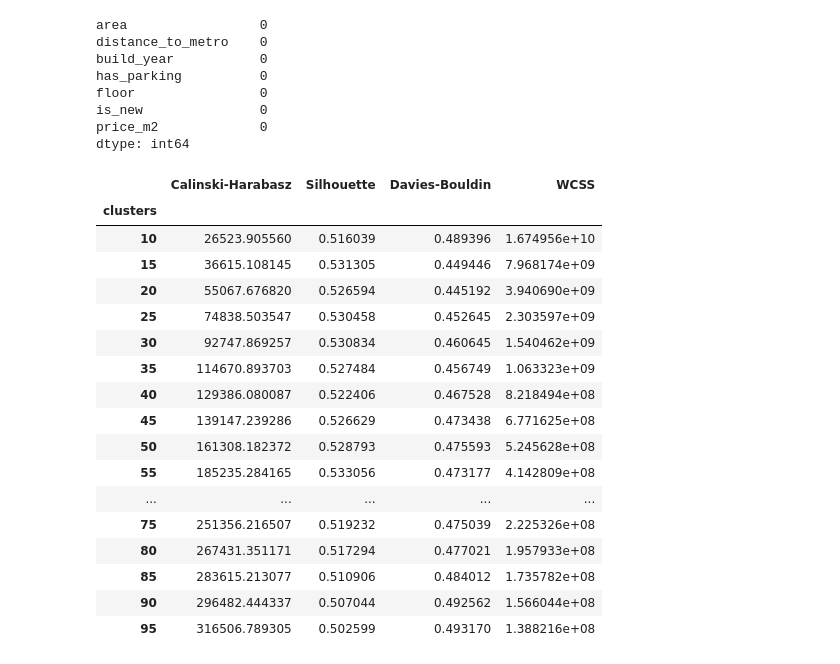
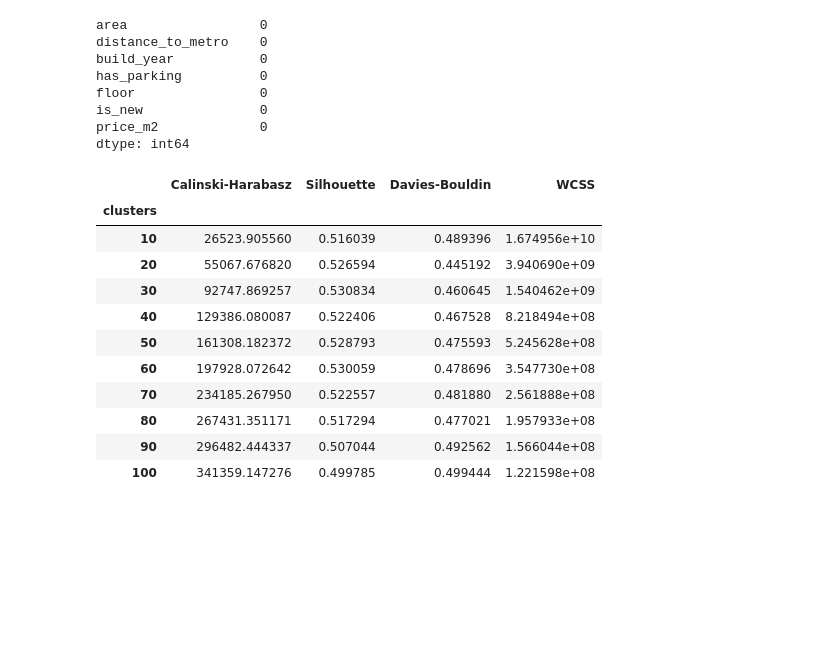
Before and after one commit to ThePhaseless/ProjectMAD, a Jupyter notebook: data_analysis.ipynb, the cells around one changed output. Cells and saved outputs as stored; diff of their text form; code cells hidden in the pictures; blank space fills up the shorter version.

```diff
--- a/data_analysis.ipynb
+++ b/data_analysis.ipynb
@@ -159,50 +160,43 @@ floor                0
 is_new               0
 price_m2             0
 dtype: int64
+# %%
+from sklearn.cluster import KMeans, DBSCAN
+from sklearn.metrics import calinski_harabasz_score, silhouette_score,davies_bouldin_score
+
+def calculate_scores(data, labels, dict):
+    dict["Calinski-Harabasz"].append(calinski_harabasz_score(X=data, labels=labels))
+    dict["Silhouette"].append(silhouette_score(X=data, labels=labels))
+    dict["Davies-Bouldin"].append(davies_bouldin_score(X=data, labels=labels))
 # %%
-from sklearn.cluster import KMeans, DBSCAN
-from sklearn.metrics import calinski_harabasz_score, silhouette_score,davies_bouldin_score
-
-results = {"clusters":range(10,100,5), "Calinski-Harabasz":[], "Silhouette":[],"Davies-Bouldin":[], "WCSS": []}
-
+Kmeans_res = {"clusters":range(10,301,10), "Calinski-Harabasz":[], "Silhouette":[],"Davies-Bouldin":[], "WCSS": []}
 #kmeans.inertia_  - WCSS (Within-Cluster Sum of Squares)
 
-def calculate_scores(data, labels):
-    results["Calinski-Harabasz"].append(calinski_harabasz_score(X=data, labels=labels))
-    results["Silhouette"].append(silhouette_score(X=data, labels=labels))
-    results["Davies-Bouldin"].append(davies_bouldin_score(X=data, labels=labels))
-
-for clusters in results["clusters"]:
+for clusters in Kmeans_res["clusters"]:
 
     kmeans = KMeans(n_clusters= clusters, max_iter= 500, random_state=42)
     #fit_transform - odl od centroidów
     #fit_predict - label
 
     kmeans.fit(df_processed)
-    calculate_scores(df_processed,kmeans.labels_)
-    results["WCSS"].append(kmeans.inertia_)
+    calculate_scores(df_processed,kmeans.labels_, Kmeans_res)
+    Kmeans_res["WCSS"].append(kmeans.inertia_)
 # %%
-df_results = pd.DataFrame(results)
+df_results = pd.DataFrame(Kmeans_res)
 df_results.set_index("clusters", inplace=True)
 
-df_results
+df_results.head(10)
 # %% [output]
 |  | Calinski-Harabasz | Silhouette | Davies-Bouldin | WCSS |
 | clusters |  |  |  |  |
 | 10 | 26523.905560 | 0.516039 | 0.489396 | 1.674956e+10 |
-| 15 | 36615.108145 | 0.531305 | 0.449446 | 7.968174e+09 |
 | 20 | 55067.676820 | 0.526594 | 0.445192 | 3.940690e+09 |
-| 25 | 74838.503547 | 0.530458 | 0.452645 | 2.303597e+09 |
 | 30 | 92747.869257 | 0.530834 | 0.460645 | 1.540462e+09 |
-| 35 | 114670.893703 | 0.527484 | 0.456749 | 1.063323e+09 |
 | 40 | 129386.080087 | 0.522406 | 0.467528 | 8.218494e+08 |
-| 45 | 139147.239286 | 0.526629 | 0.473438 | 6.771625e+08 |
 | 50 | 161308.182372 | 0.528793 | 0.475593 | 5.245628e+08 |
-| 55 | 185235.284165 | 0.533056 | 0.473177 | 4.142809e+08 |
-| ... | ... | ... | ... | ... |
-| 75 | 251356.216507 | 0.519232 | 0.475039 | 2.225326e+08 |
+| 60 | 197928.072642 | 0.530059 | 0.478696 | 3.547730e+08 |
+| 70 | 234185.267950 | 0.522557 | 0.481880 | 2.561888e+08 |
 | 80 | 267431.351171 | 0.517294 | 0.477021 | 1.957933e+08 |
-| 85 | 283615.213077 | 0.510906 | 0.484012 | 1.735782e+08 |
 | 90 | 296482.444337 | 0.507044 | 0.492562 | 1.566044e+08 |
-| 95 | 316506.789305 | 0.502599 | 0.493170 | 1.388216e+08 |
+| 100 | 341359.147276 | 0.499785 | 0.499444 | 1.221598e+08 |
 # %%
```
Also changed, not shown: parts of 10 cells of this notebook.
